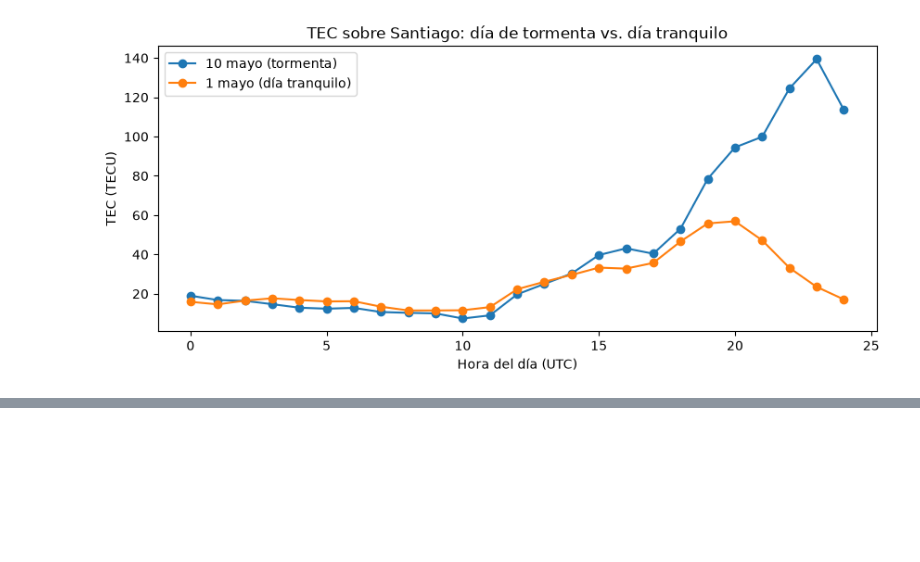
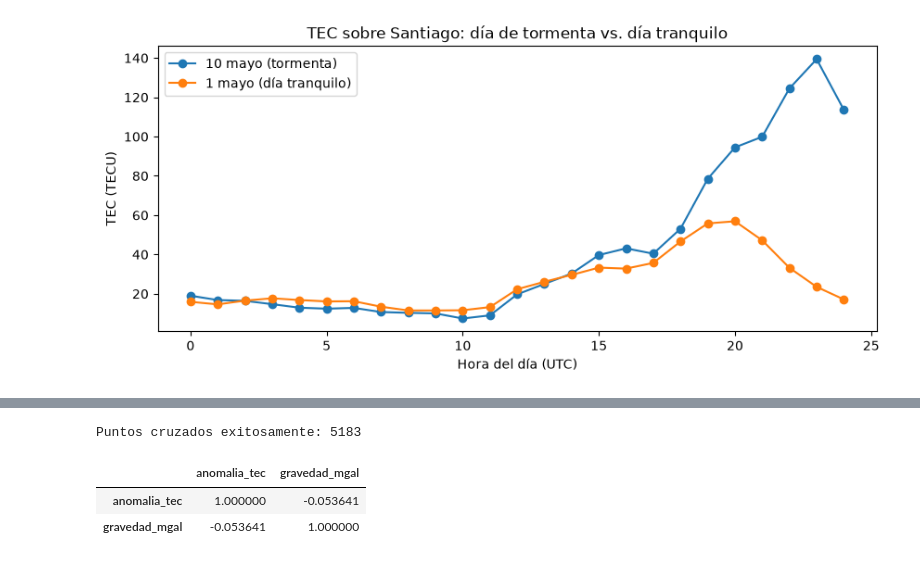
Before and after one commit to vicho654ust-hub/portafolio-clima-espacial, a Jupyter notebook: 1.mvp_viento_solar_ap.ipynb, the cells around one changed output, grey strips where cells are left out. Saved outputs shown, nothing was run; the diff lists cells and outputs as text; code cells hidden in the pictures; blank space fills up the shorter version.

```diff
--- a/1.mvp_viento_solar_ap.ipynb
+++ b/1.mvp_viento_solar_ap.ipynb
@@ -262,0 +332,43 @@ plt.show()
+# %%
+#Como la resolución de ambas grillas es distinta
+#(gravedad cada 2.5°, TEC normalmente cada 2.5° de latitud x 5° de longitud), vamos a ajustar los puntos de gravedad
+#para que calcen con los puntos de TEC. También vamos a usar el máximo de TEC del día (no un promedio) como medida
+#de "qué tan fuerte llegó la anomalía" en cada punto del planeta, comparando el día de tormenta contra el día
+#tranquilo.
+
+import numpy as np
+
+# Averiguamos la forma de la grilla de TEC (filas=latitud, columnas=longitud)
+nlat, nlon = tecmaps[0].shape
+lats_tec = np.linspace(87.5, -87.5, nlat)
+lons_tec = np.linspace(-180, 180, nlon)
+
+# Máximo de TEC del día, punto por punto del planeta (tormenta vs tranquilo)
+max_tormenta = np.max(np.stack(tecmaps), axis=0)
+max_tranquilo = np.max(np.stack(tecmaps_quiet), axis=0)
+anomalia_tec = max_tormenta - max_tranquilo  # cuánto más alto llegó el TEC por la tormenta
+
+# Convertimos la grilla de anomalía de TEC a una tabla (lat, lon, anomalia)
+filas = []
+for i, lat in enumerate(lats_tec):
+    for j, lon in enumerate(lons_tec):
+        filas.append((round(lat, 2), round(lon, 2), anomalia_tec[i, j]))
+df_tec_anomalia = pd.DataFrame(filas, columns=["lat", "lon", "anomalia_tec"])
+
+# Ajustamos la grilla de gravedad para que calce en longitud (redondeamos al múltiplo de 5 más cercano)
+df_gravedad["lon_ajustado"] = (df_gravedad["lon"] / 5).round() * 5
+df_gravedad["lat_ajustado"] = df_gravedad["lat"].round(2)
+gravedad_agrupada = df_gravedad.groupby(["lat_ajustado", "lon_ajustado"])["gravedad_mgal"].mean().reset_index()
+gravedad_agrupada = gravedad_agrupada.rename(columns={"lat_ajustado": "lat", "lon_ajustado": "lon"})
+gravedad_agrupada["lon"] = gravedad_agrupada["lon"].round(2)
+
+# Cruzamos ambas tablas por coordenadas
+comparacion = pd.merge(df_tec_anomalia, gravedad_agrupada, on=["lat", "lon"], how="inner")
+print(f"Puntos cruzados exitosamente: {len(comparacion)}")
+
+comparacion[["anomalia_tec", "gravedad_mgal"]].corr()
+# %% [output]
+Puntos cruzados exitosamente: 5183
+|  | anomalia_tec | gravedad_mgal |
+| anomalia_tec | 1.000000 | -0.053641 |
+| gravedad_mgal | -0.053641 | 1.000000 |
```
Also changed, not shown: parts of 4 cells of this notebook, 2 other files.
